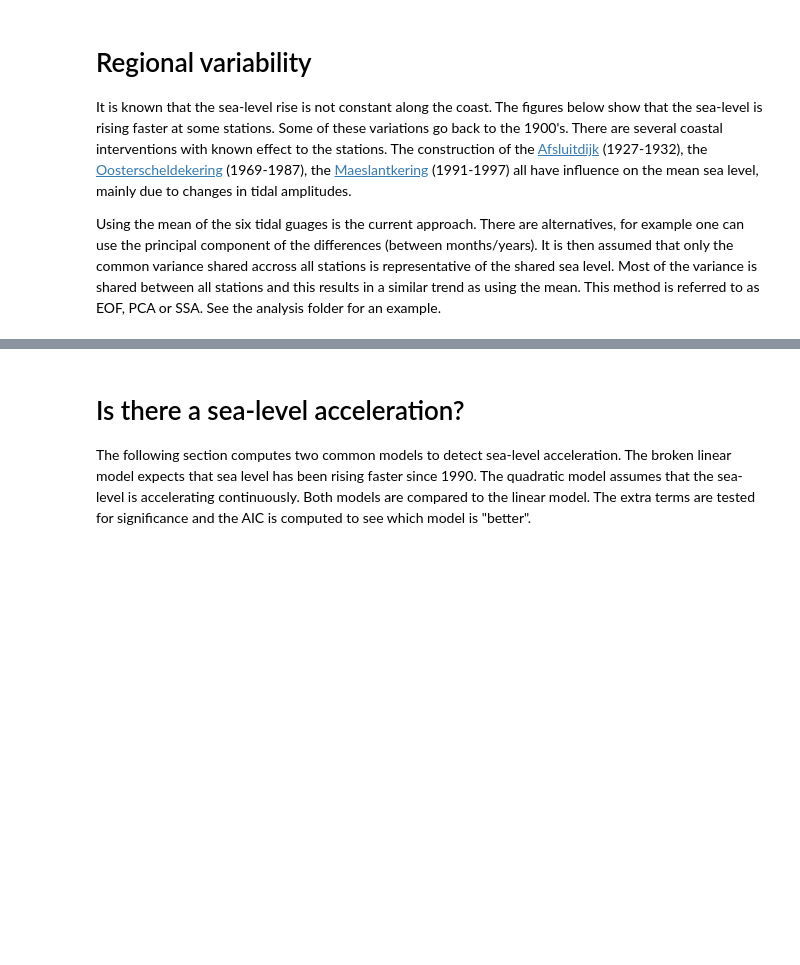
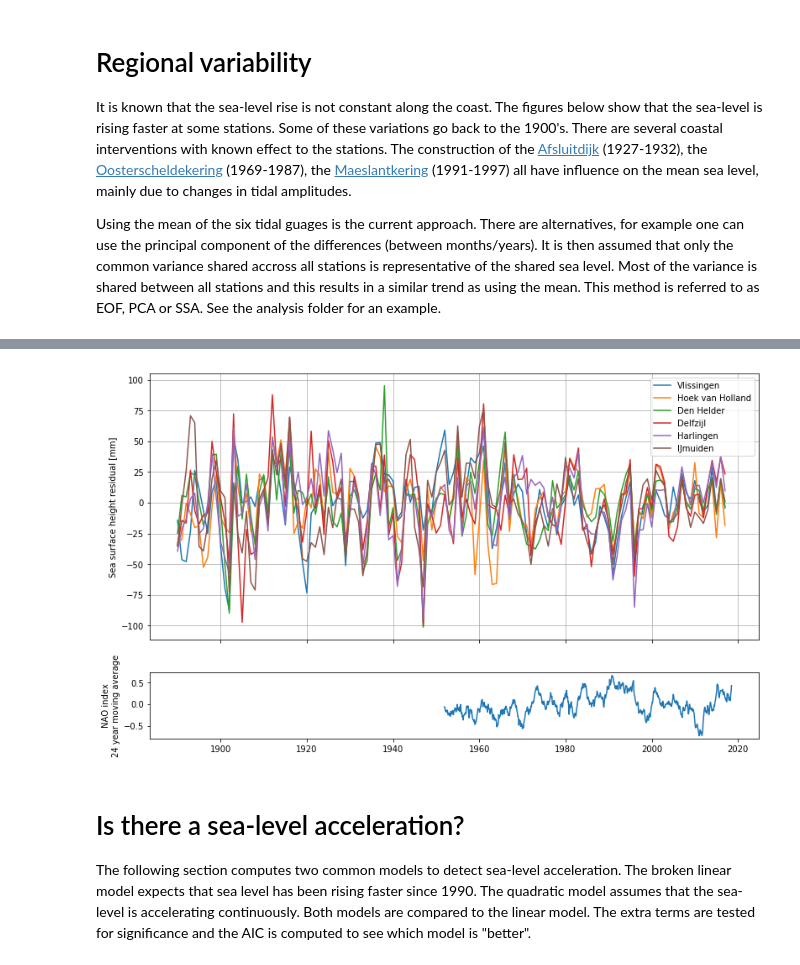
Before and after one commit to openearth/sealevel, a Jupyter notebook: notebooks/dutch-sea-level-monitor.ipynb, the cells around one changed output, grey strips where cells are left out. Drawn from its saved outputs; the diff is of its cells as text; code cells hidden in the pictures; blank space fills up the shorter version.

```diff
--- a/notebooks/dutch-sea-level-monitor.ipynb
+++ b/notebooks/dutch-sea-level-monitor.ipynb
@@ -714,3 +731,25 @@ IJmuiden
+# %%
+nao = pd.read_json('../data/noaa/nao.json')
+nao = nao.drop(labels=['missing', 'title'])
+nao = nao.reset_index()
+nao['date'] = nao['index'].apply(lambda x:  datetime.datetime(year=int(x[:4]), month=int(x[4:6]), day=1))
+nao = nao.set_index('date')
+nao = nao.rolling(24).mean()
+
+fig, axes = plt.subplots(2, 1, figsize=(13, 8), sharex=True, gridspec_kw=dict(height_ratios=[4,1]))
+for i, station_df in selected_stations.iterrows():
+    station_df_selected = station_df['rlr_annual'][station_df['rlr_annual']['year'] >= 1890]
+    fit, names = linear_model(station_df_selected)
+    axes[0].plot(station_df_selected.index, fit.resid, label=station_df['name'])
+axes[0].grid(True)
+_ = axes[0].legend(loc='best')
+axes[1].plot(nao.index, nao['data'])
+
+axes[0].set_ylabel('Sea surface height residual [mm]')
+axes[1].set_ylabel('NAO index\n24 year moving average')
+fig.savefig('residuals.pdf')
+# %% [output]
+[figure, added]
 # %% [markdown]
 Is there a sea-level acceleration?
 ==================
```
Also changed, not shown: parts of 15 cells of this notebook.
